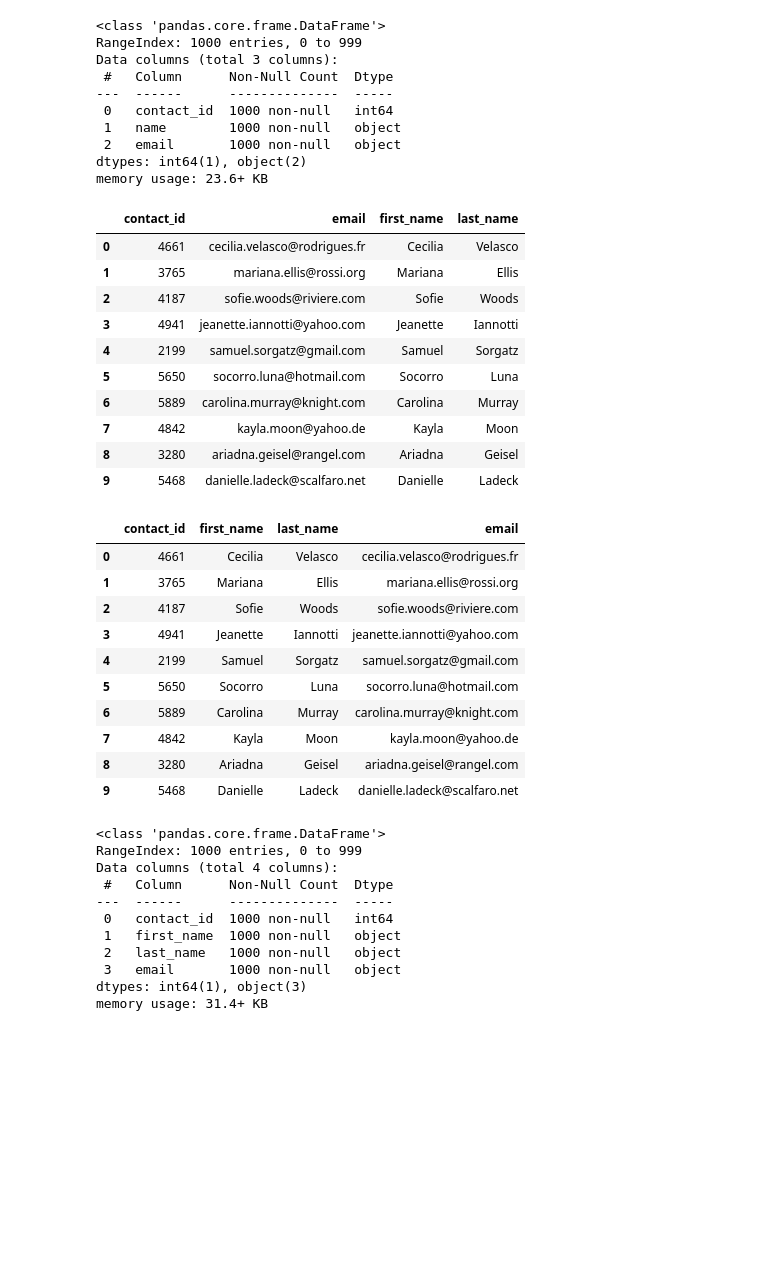
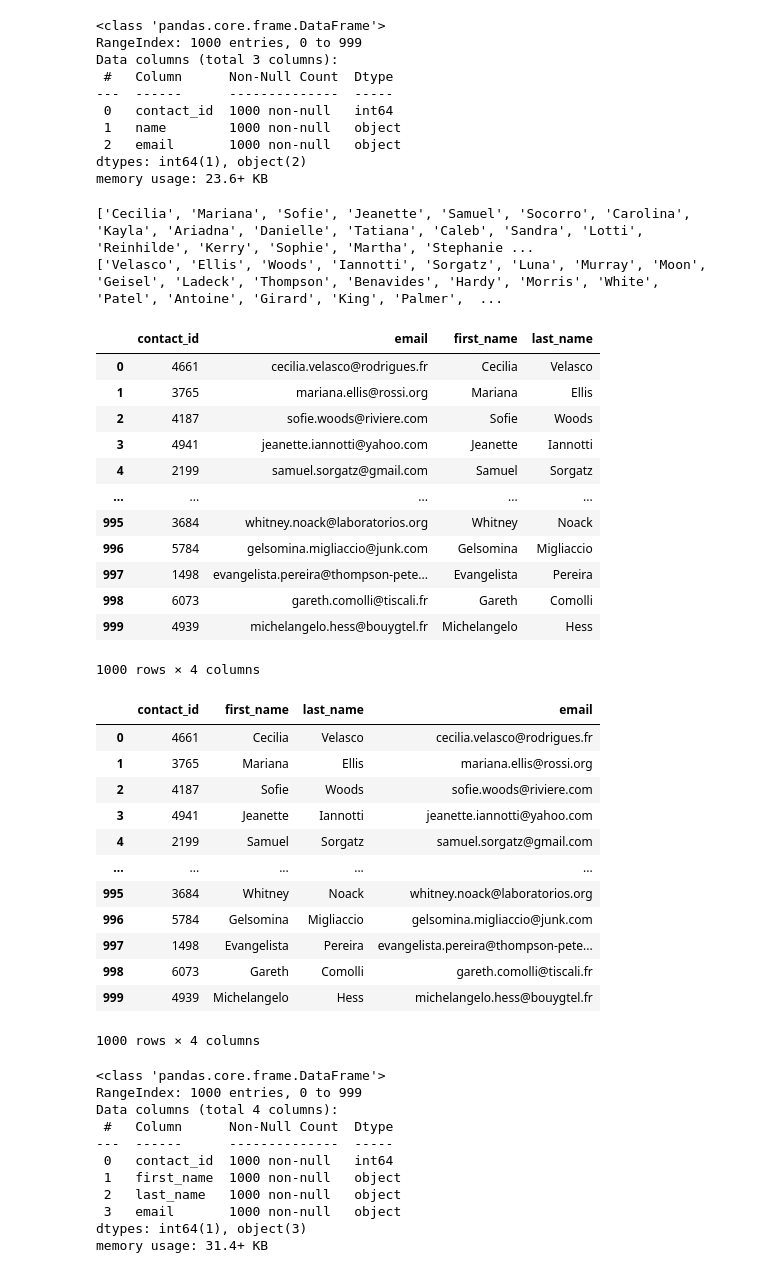
Before and after one commit to Ivanco19/Project2, a Jupyter notebook: ETL_Mini_Project_Starter_Code.ipynb, the cells around one changed output. Cells and saved outputs as stored; diff of their text form; code cells hidden in the pictures; blank space fills up the shorter version.

```diff
--- a/ETL_Mini_Project_Starter_Code.ipynb
+++ b/ETL_Mini_Project_Starter_Code.ipynb
@@ -348,14 +365,10 @@ Then export the DataFrame as a `contacts.csv` CSV file.
 # %% [markdown]
 ### Option 1: Use Pandas to create the contacts DataFrame.
 # %%
-# Iterate through the contact_info_df and convert each row to a dictionary.
 import json
+
 dict_values = []
-for x in range(contact_info_df.size):
-    new_list = contact_info_df.iloc[x].values[0].split(",")
-    dict_values.append(new_list)
-    dict_values = json.loads(new_list)
 
-
-# Print out the list of values for each row.
-print(dict_values)
+for x in range(1, contact_info_df.size):
+    data = contact_info_df.iloc[x].values[0]
+    dict_values.append(json.loads(data))
@@ -364,5 +375,6 @@ TypeError: the JSON object must be str, bytes or bytearray, not list
 # %%
 # Create a contact_info DataFrame and add each list of values, i.e., each row
 # to the 'contact_id', 'name', 'email' columns.
-pd.DataFrame(dict_values)
+df = pd.DataFrame(dict_values)
+df
 # %% [output]
@@ -392,25 +405,47 @@ Data columns (total 3 columns):
  2   email       1000 non-null   object
 dtypes: int64(1), object(2)
 memory usage: 23.6+ KB
+# %%
+first_name = []
+last_name = []
+
+for x in range(len(df)):
+    first = df['name'].iloc[x].split(' ')[0]
+    first_name.append(first)
+    last = df['name'].iloc[x].split(' ')[1]
+    last_name.append(last)
+
+print(first_name)
+print(last_name)
+# %% [output]
+['Cecilia', 'Mariana', 'Sofie', 'Jeanette', 'Samuel', 'Socorro', 'Carolina', 'Kayla', 'Ariadna', 'Danielle', 'Tatiana', 'Caleb', 'Sandra', 'Lotti', 'Reinhilde', 'Kerry', 'Sophie', 'Martha', 'Stephanie ...
+['Velasco', 'Ellis', 'Woods', 'Iannotti', 'Sorgatz', 'Luna', 'Murray', 'Moon', 'Geisel', 'Ladeck', 'Thompson', 'Benavides', 'Hardy', 'Morris', 'White', 'Patel', 'Antoine', 'Girard', 'King', 'Palmer',  ...
 # %%
 # Create a "first"name" and "last_name" column with the first and last names from the "name" column.
-
+df['first_name'] = first_name
+df['last_name'] = last_name
 
 # Drop the contact_name column
+df.drop(columns='name', inplace=True)
+df
 # %% [output]
 |  | contact_id | email | first_name | last_name |
 | 0 | 4661 | cecilia.velasco@rodrigues.fr | Cecilia | Velasco |
 | 1 | 3765 | mariana.ellis@rossi.org | Mariana | Ellis |
 | 2 | 4187 | sofie.woods@riviere.com | Sofie | Woods |
 | 3 | 4941 | jeanette.iannotti@yahoo.com | Jeanette | Iannotti |
 | 4 | 2199 | samuel.sorgatz@gmail.com | Samuel | Sorgatz |
-| 5 | 5650 | socorro.luna@hotmail.com | Socorro | Luna |
-| 6 | 5889 | carolina.murray@knight.com | Carolina | Murray |
-| 7 | 4842 | kayla.moon@yahoo.de | Kayla | Moon |
-| 8 | 3280 | ariadna.geisel@rangel.com | Ariadna | Geisel |
-| 9 | 5468 | danielle.ladeck@scalfaro.net | Danielle | Ladeck |
+| ... | ... | ... | ... | ... |
+| 995 | 3684 | whitney.noack@laboratorios.org | Whitney | Noack |
+| 996 | 5784 | gelsomina.migliaccio@junk.com | Gelsomina | Migliaccio |
+| 997 | 1498 | evangelista.pereira@thompson-pete... | Evangelista | Pereira |
+| 998 | 6073 | gareth.comolli@tiscali.fr | Gareth | Comolli |
+| 999 | 4939 | michelangelo.hess@bouygtel.fr | Michelangelo | Hess |
+1000 rows × 4 columns
 # %%
 # Reorder the columns
+contacts_df_clean = df[['contact_id', 'first_name', 'last_name', 'email']]
+contacts_df_clean
 # %% [output]
 |  | contact_id | first_name | last_name | email |
 | 0 | 4661 | Cecilia | Velasco | cecilia.velasco@rodrigues.fr |
@@ -418,10 +453,12 @@ memory usage: 23.6+ KB
 | 2 | 4187 | Sofie | Woods | sofie.woods@riviere.com |
 | 3 | 4941 | Jeanette | Iannotti | jeanette.iannotti@yahoo.com |
 | 4 | 2199 | Samuel | Sorgatz | samuel.sorgatz@gmail.com |
-| 5 | 5650 | Socorro | Luna | socorro.luna@hotmail.com |
-| 6 | 5889 | Carolina | Murray | carolina.murray@knight.com |
-| 7 | 4842 | Kayla | Moon | kayla.moon@yahoo.de |
-| 8 | 3280 | Ariadna | Geisel | ariadna.geisel@rangel.com |
-| 9 | 5468 | Danielle | Ladeck | danielle.ladeck@scalfaro.net |
+| ... | ... | ... | ... | ... |
+| 995 | 3684 | Whitney | Noack | whitney.noack@laboratorios.org |
+| 996 | 5784 | Gelsomina | Migliaccio | gelsomina.migliaccio@junk.com |
+| 997 | 1498 | Evangelista | Pereira | evangelista.pereira@thompson-pete... |
+| 998 | 6073 | Gareth | Comolli | gareth.comolli@tiscali.fr |
+| 999 | 4939 | Michelangelo | Hess | michelangelo.hess@bouygtel.fr |
+1000 rows × 4 columns
 # %%
 # Check the datatypes one more time before exporting as CSV file.
```
Also changed, not shown: parts of 28 cells of this notebook, 5 other files.
